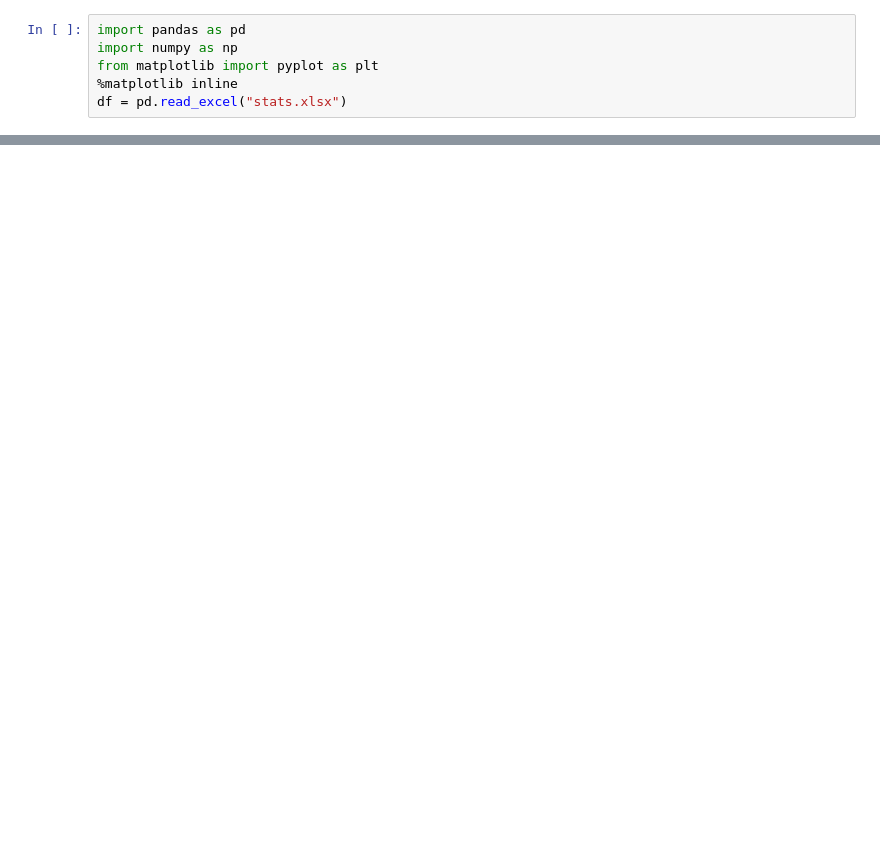
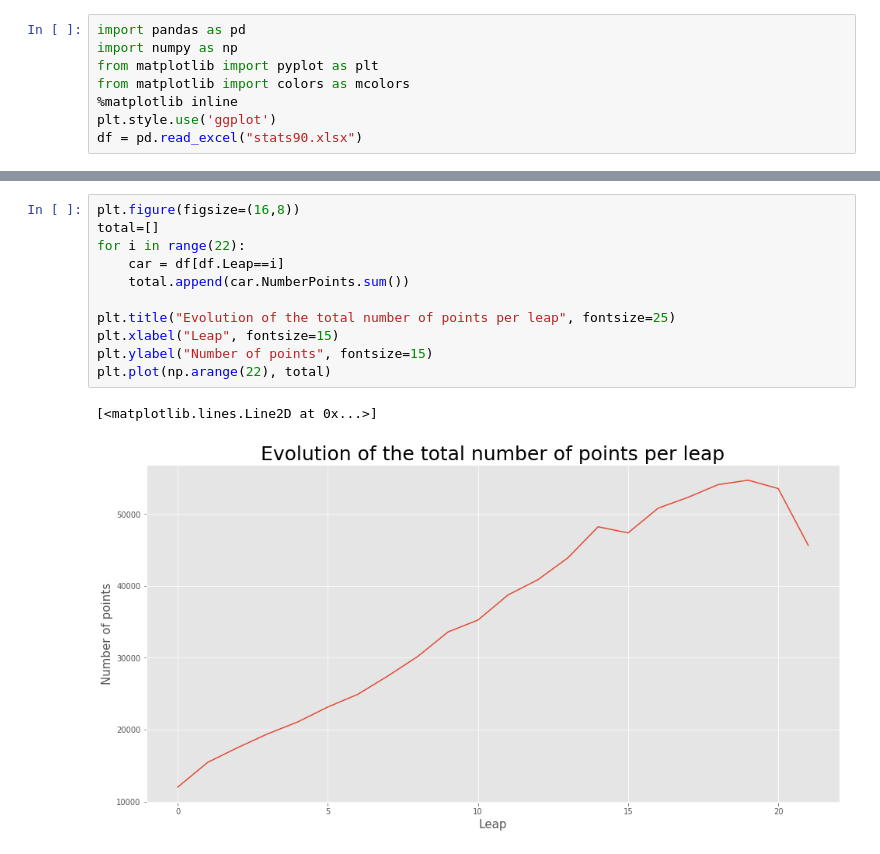
Before and after one commit to Sofiascope/EasyTraffic, a Jupyter notebook: Untitled.ipynb, the cells around one changed output, grey strips where cells are left out. Saved outputs shown, nothing was run; the diff lists cells and outputs as text; blank space fills up the shorter version.

```diff
--- a/Untitled.ipynb
+++ b/Untitled.ipynb
@@ -2,5 +2,7 @@
 import pandas as pd
 import numpy as np
 from matplotlib import pyplot as plt
+from matplotlib import colors as mcolors
 %matplotlib inline
-df = pd.read_excel("stats.xlsx")
+plt.style.use('ggplot')
+df = pd.read_excel("stats90.xlsx")
@@ -25,0 +90,14 @@ plt.legend()
+# %%
+plt.figure(figsize=(16,8))
+total=[]
+for i in range(22):
+    car = df[df.Leap==i]
+    total.append(car.NumberPoints.sum())
+
+plt.title("Evolution of the total number of points per leap", fontsize=25)
+plt.xlabel("Leap", fontsize=15)
+plt.ylabel("Number of points", fontsize=15)
+plt.plot(np.arange(22), total)
+# %% [output]
+[<matplotlib.lines.Line2D at 0x...>]
+[figure, added]
```
Also changed, not shown: parts of 13 cells of this notebook, 9 other files.
